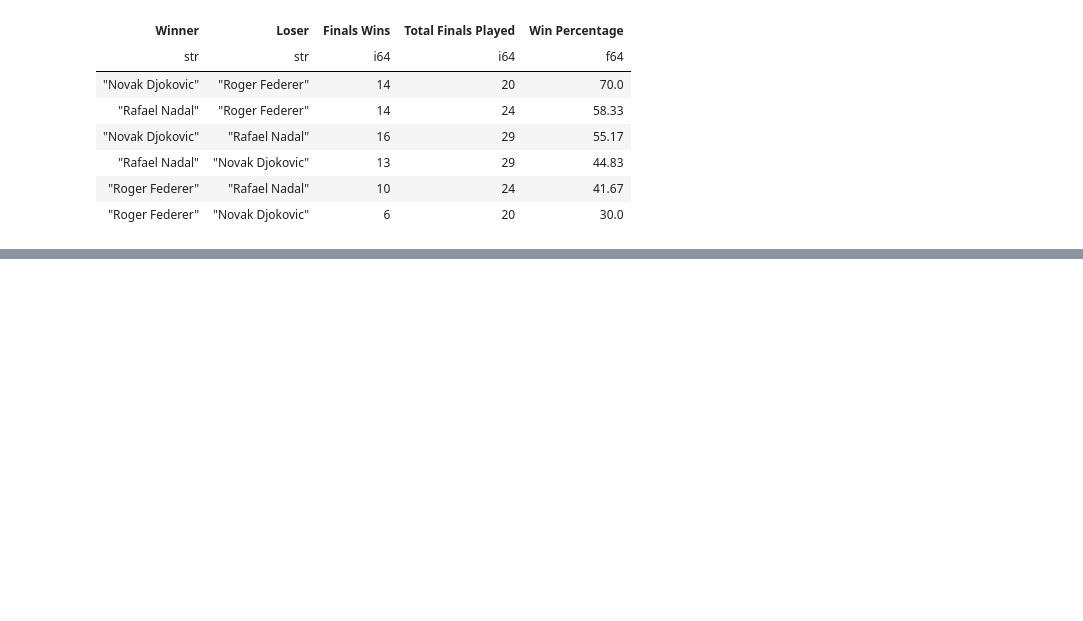
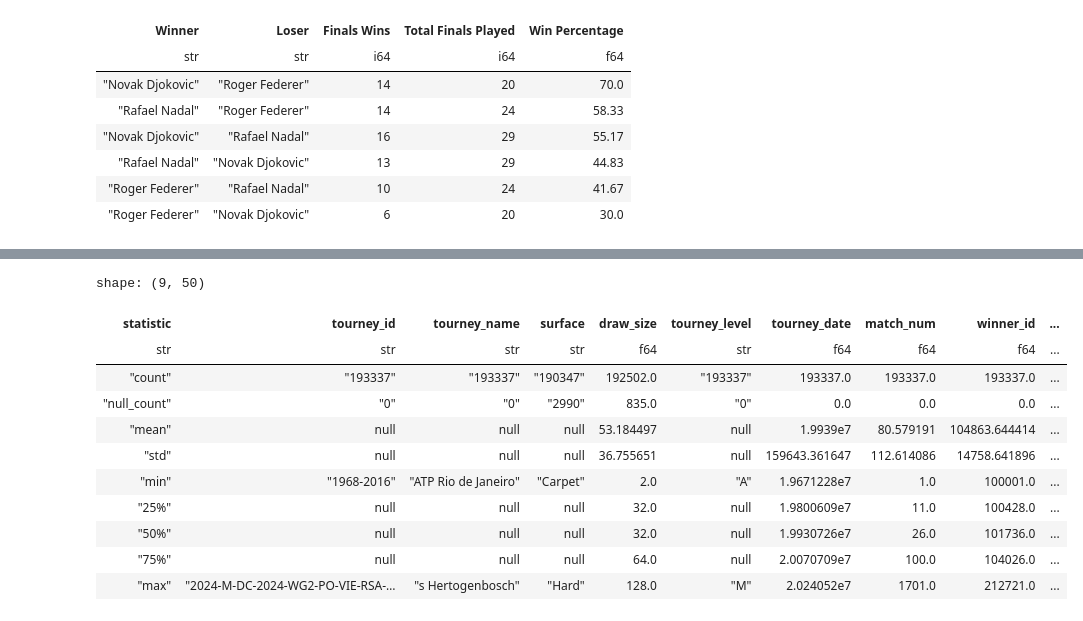
Before and after one commit to ZygimantasB/polars_library, a Jupyter notebook: kaggle/atp_matches_tennis.ipynb, the cells around one changed output, grey strips where cells are left out. Cells and saved outputs as stored; diff of their text form; code cells hidden in the pictures; blank space fills up the shorter version.

```diff
--- a/kaggle/atp_matches_tennis.ipynb
+++ b/kaggle/atp_matches_tennis.ipynb
@@ -740,0 +757,15 @@ shape: (6, 5)
+# %%
+df.describe()
+# %% [output]
+shape: (9, 50)
+| statistic | tourney_id | tourney_name | surface | draw_size | tourney_level | tourney_date | match_num | winner_id | ... |
+| str | str | str | str | f64 | str | f64 | f64 | f64 | ... |
+| "count" | "193337" | "193337" | "190347" | 192502.0 | "193337" | 193337.0 | 193337.0 | 193337.0 | ... |
+| "null_count" | "0" | "0" | "2990" | 835.0 | "0" | 0.0 | 0.0 | 0.0 | ... |
+| "mean" | null | null | null | 53.184497 | null | 1.9939e7 | 80.579191 | 104863.644414 | ... |
+| "std" | null | null | null | 36.755651 | null | 159643.361647 | 112.614086 | 14758.641896 | ... |
+| "min" | "1968-2016" | "ATP Rio de Janeiro" | "Carpet" | 2.0 | "A" | 1.9671228e7 | 1.0 | 100001.0 | ... |
+| "25%" | null | null | null | 32.0 | null | 1.9800609e7 | 11.0 | 100428.0 | ... |
+| "50%" | null | null | null | 32.0 | null | 1.9930726e7 | 26.0 | 101736.0 | ... |
+| "75%" | null | null | null | 64.0 | null | 2.0070709e7 | 100.0 | 104026.0 | ... |
+| "max" | "2024-M-DC-2024-WG2-PO-VIE-RSA-… | "s Hertogenbosch" | "Hard" | 128.0 | "M" | 2.024052e7 | 1701.0 | 212721.0 | ... |
```
Also changed, not shown: parts of 28 cells of this notebook.
